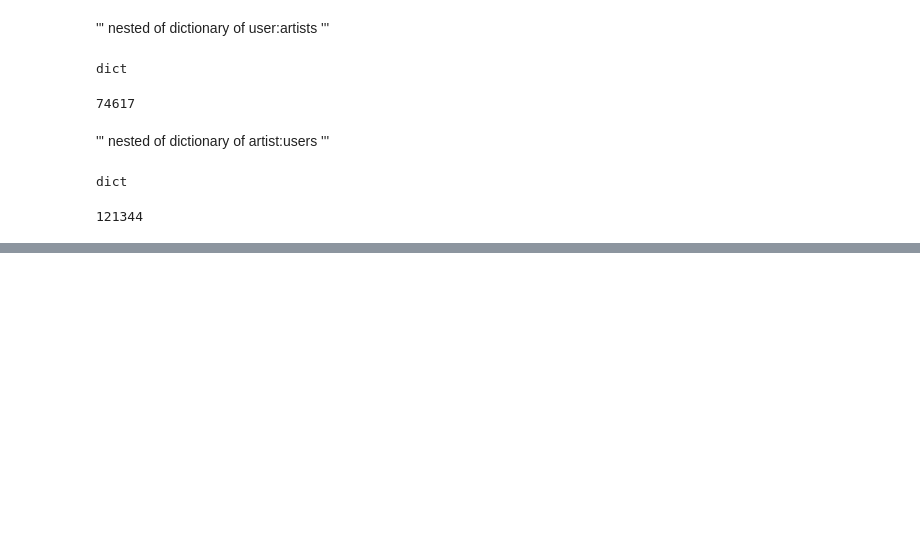
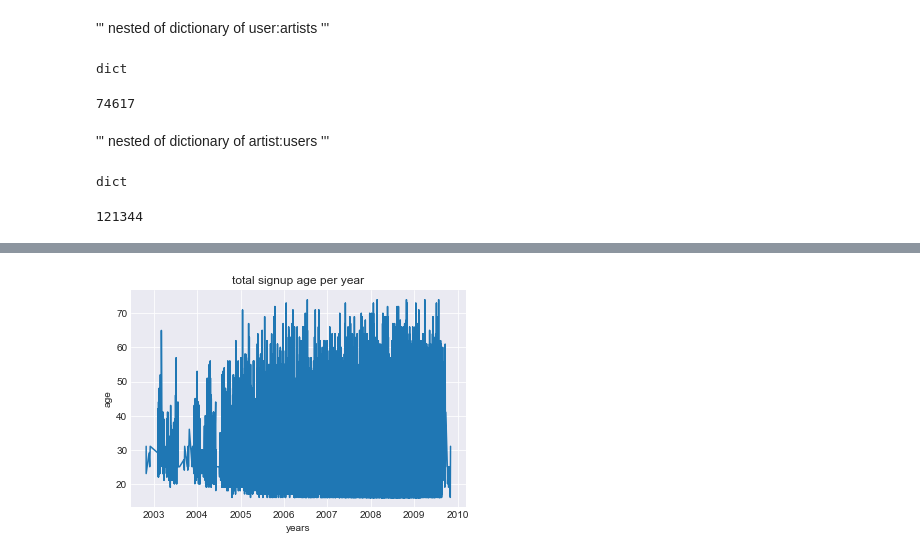
Before and after one commit to nicholas-taub/music_recommendation_system, a Jupyter notebook: clean_music_data.ipynb, the cells around one changed output, grey strips where cells are left out. Saved outputs shown, nothing was run; the diff lists cells and outputs as text; code cells hidden in the pictures; blank space fills up the shorter version.

```diff
--- a/clean_music_data.ipynb
+++ b/clean_music_data.ipynb
@@ -80,0 +102,2 @@ len(artist_user_dict)
+# %%
+usa_signup_age = usa_profiles.iloc[:, 2]
@@ -80,0 +124,10 @@ len(artist_user_dict)
+# %%
+# overall signup ages per year
+sns.set_style("darkgrid")
+plt.xlabel('years')
+plt.ylabel('age')
+plt.plot(usa_signup_age)
+plt.title('total signup age per year')
+plt.show()
+# %% [output]
+[figure, added]
```
Also changed, not shown: parts of 17 cells of this notebook.
